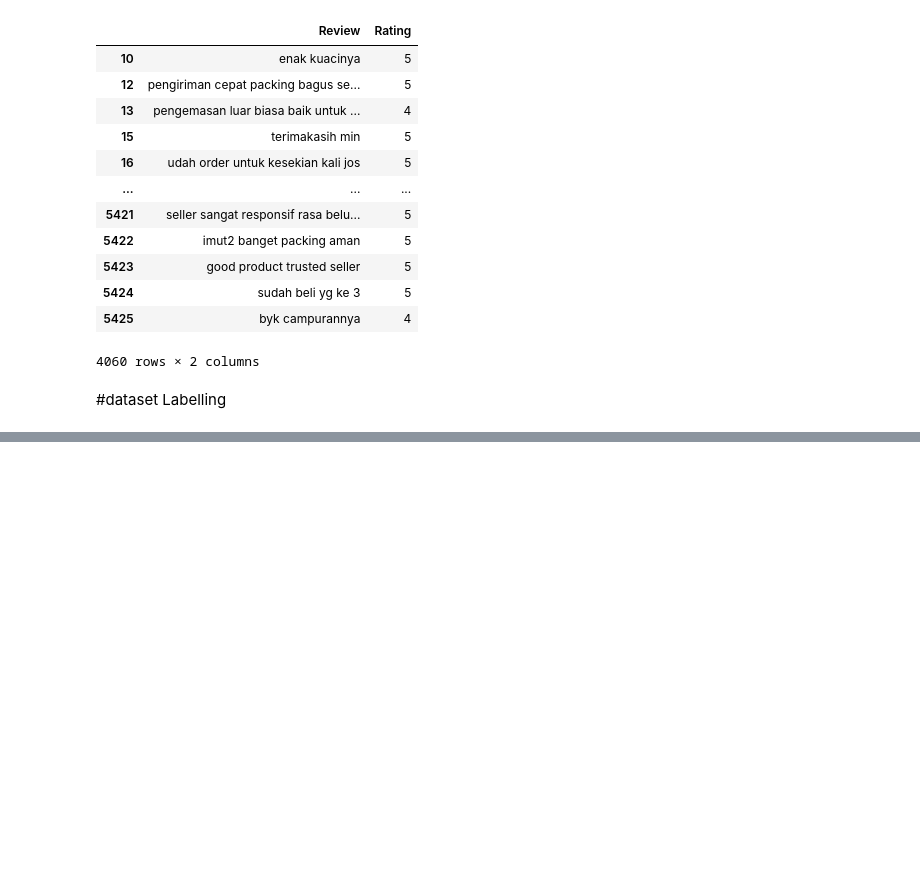
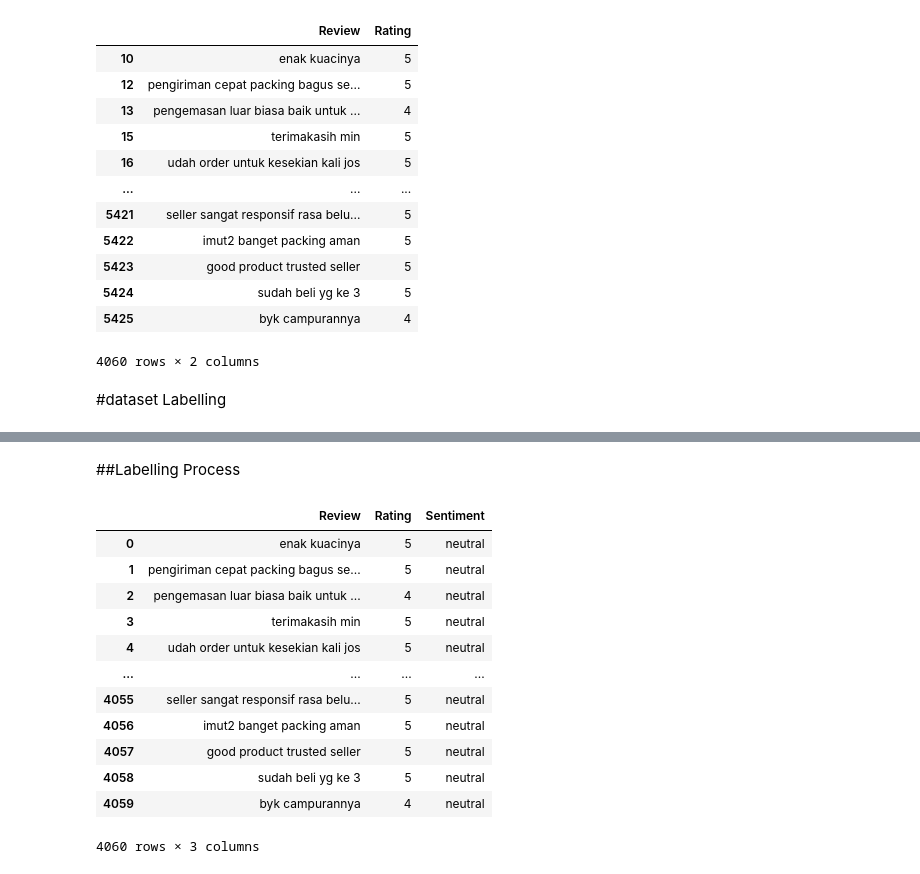
Before and after one commit to H4rfu1/ML-project-TokoLitik-tim-Undagi, a Jupyter notebook: Response/DatasetPreparationAndLabelling.ipynb, the cells around one changed output, grey strips where cells are left out. Saved outputs shown, nothing was run; the diff lists cells and outputs as text; code cells hidden in the pictures; blank space fills up the shorter version.

Commit message:
Preparation for labelling process

```diff
--- a/Response/DatasetPreparationAndLabelling.ipynb
+++ b/Response/DatasetPreparationAndLabelling.ipynb
@@ -210,0 +232,4 @@ df
+# %%
+#dataset from crawling process
+df = pd.read_csv('dataset_review_tokped_cleaned.csv')
+df
@@ -210,0 +250,20 @@ df
+# %% [markdown]
+##Labelling Process
+# %%
+#add new label class 'Sentiment'
+df['Sentiment'] = 'neutral'
+df
+# %% [output]
+|  | Review | Rating | Sentiment |
+| 0 | enak kuacinya | 5 | neutral |
+| 1 | pengiriman cepat packing bagus se... | 5 | neutral |
+| 2 | pengemasan luar biasa baik untuk ... | 4 | neutral |
+| 3 | terimakasih min | 5 | neutral |
+| 4 | udah order untuk kesekian kali jos | 5 | neutral |
+| ... | ... | ... | ... |
+| 4055 | seller sangat responsif rasa belu... | 5 | neutral |
+| 4056 | imut2 banget packing aman | 5 | neutral |
+| 4057 | good product trusted seller | 5 | neutral |
+| 4058 | sudah beli yg ke 3 | 5 | neutral |
+| 4059 | byk campurannya | 4 | neutral |
+4060 rows × 3 columns
```
Also changed, not shown: parts of 11 cells of this notebook.
